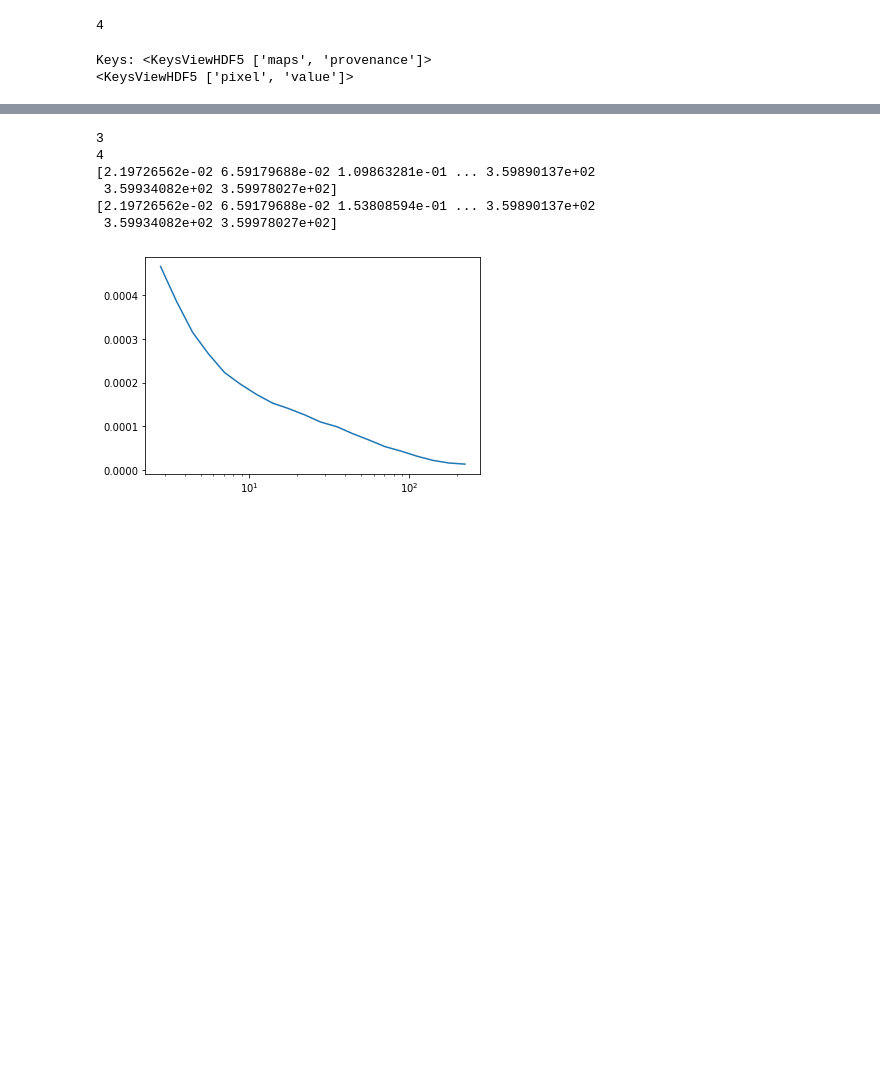
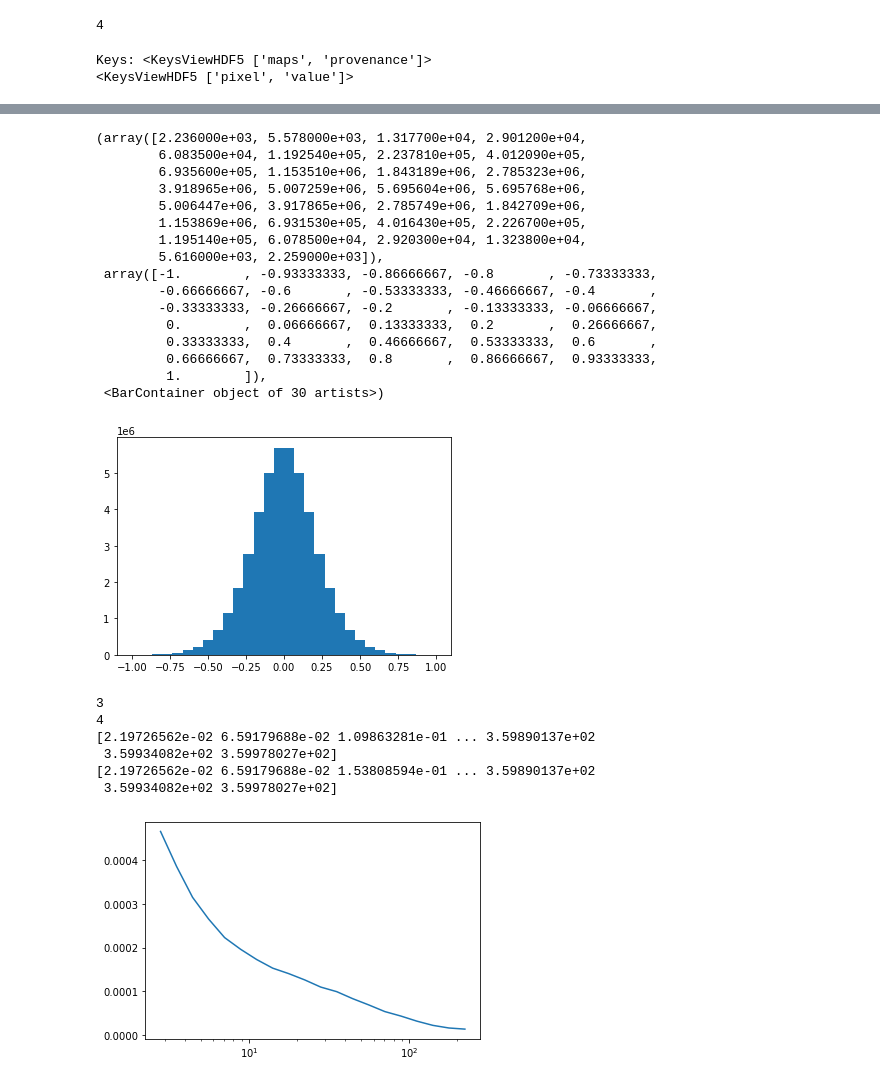
Before and after one commit to LSSTDESC/txpipe-cosmodc2, a Jupyter notebook: notebooks/TestPixelEstimator.ipynb, the cells around one changed output, grey strips where cells are left out. Drawn from its saved outputs; the diff is of its cells as text; code cells hidden in the pictures; blank space fills up the shorter version.

```diff
--- a/notebooks/TestPixelEstimator.ipynb
+++ b/notebooks/TestPixelEstimator.ipynb
@@ -116,0 +128,20 @@ Keys: <KeysViewHDF5 ['maps', 'provenance']>
+# %%
+mplot.hist(g1_pix, range=(-1,1), bins=30)
+# %% [output]
+(array([2.236000e+03, 5.578000e+03, 1.317700e+04, 2.901200e+04,
+        6.083500e+04, 1.192540e+05, 2.237810e+05, 4.012090e+05,
+        6.935600e+05, 1.153510e+06, 1.843189e+06, 2.785323e+06,
+        3.918965e+06, 5.007259e+06, 5.695604e+06, 5.695768e+06,
+        5.006447e+06, 3.917865e+06, 2.785749e+06, 1.842709e+06,
+        1.153869e+06, 6.931530e+05, 4.016430e+05, 2.226700e+05,
+        1.195140e+05, 6.078500e+04, 2.920300e+04, 1.323800e+04,
+        5.616000e+03, 2.259000e+03]),
+ array([-1.        , -0.93333333, -0.86666667, -0.8       , -0.73333333,
+        -0.66666667, -0.6       , -0.53333333, -0.46666667, -0.4       ,
+        -0.33333333, -0.26666667, -0.2       , -0.13333333, -0.06666667,
+         0.        ,  0.06666667,  0.13333333,  0.2       ,  0.26666667,
+         0.33333333,  0.4       ,  0.46666667,  0.53333333,  0.6       ,
+         0.66666667,  0.73333333,  0.8       ,  0.86666667,  0.93333333,
+         1.        ]),
+ <BarContainer object of 30 artists>)
+[figure, added]
```
Also changed, not shown: parts of 5 cells of this notebook.
